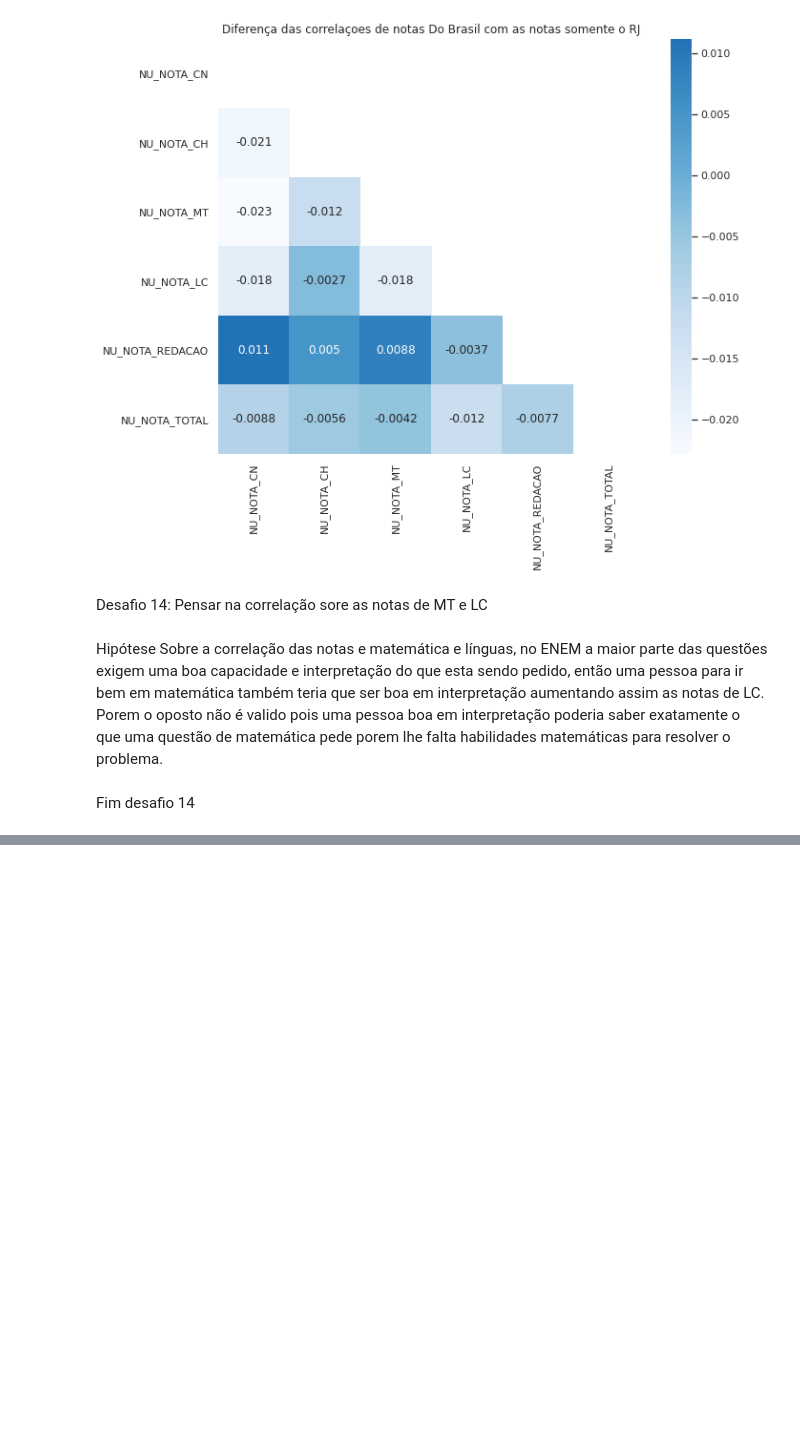
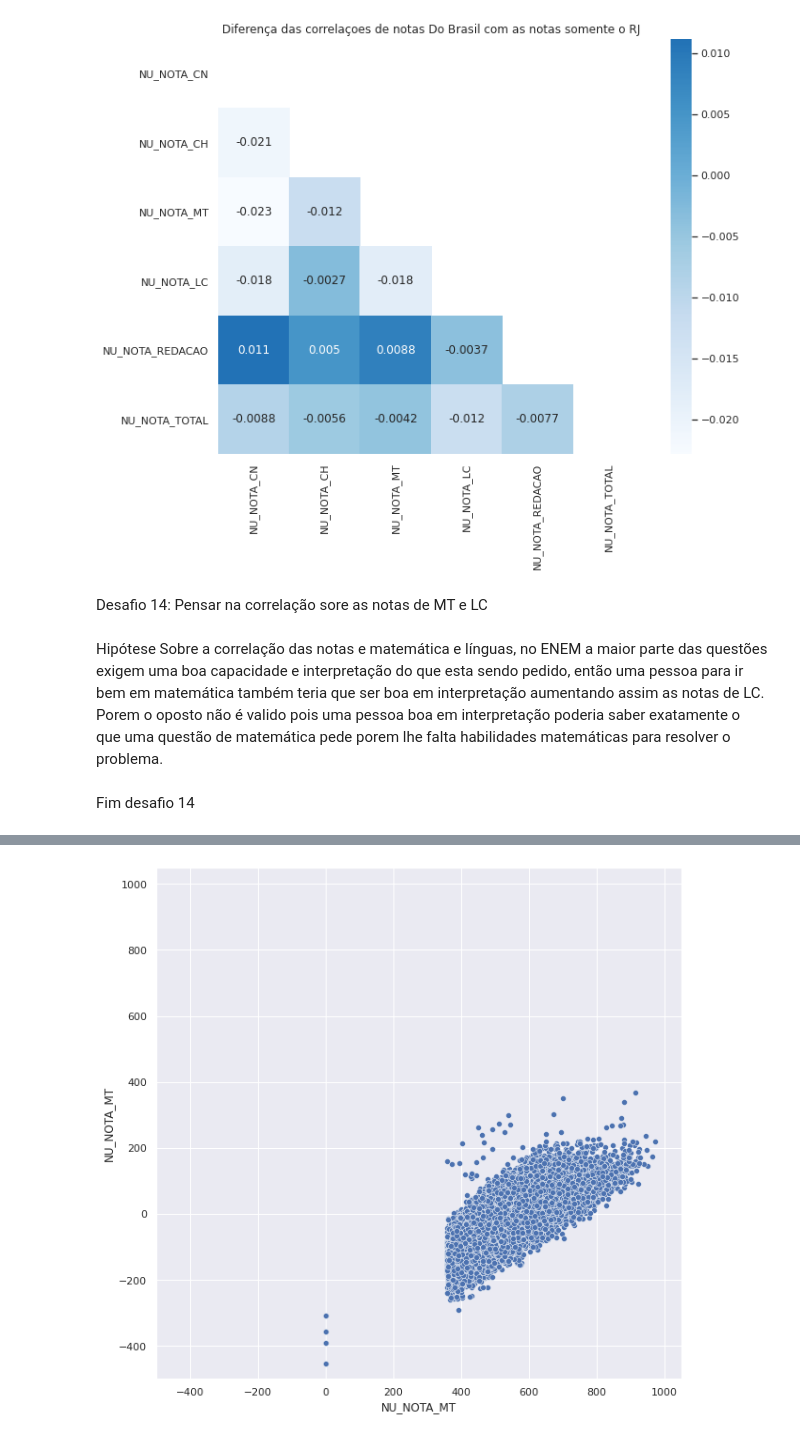
Before and after one commit to Igor-Arantes/Imersao-dados-alura, a Jupyter notebook: Imersão_Dados_Alura.ipynb, the cells around one changed output, grey strips where cells are left out. Saved outputs shown, nothing was run; the diff lists cells and outputs as text; code cells hidden in the pictures; blank space fills up the shorter version.

```diff
--- a/Imersão_Dados_Alura.ipynb
+++ b/Imersão_Dados_Alura.ipynb
@@ -715,0 +762,9 @@ Fim desafio 14
+# %%
+#Sccaterplot do erro
+plt.figure(figsize=(10,10))
+sns.scatterplot(x=y_teste,y=y_teste-predicoes_matematica)
+plt.xlim((-500,1050))
+plt.ylim((-500,1050))
+plt.show()
+# %% [output]
+[figure, added]
```
Also changed, not shown: parts of 16 cells of this notebook.
